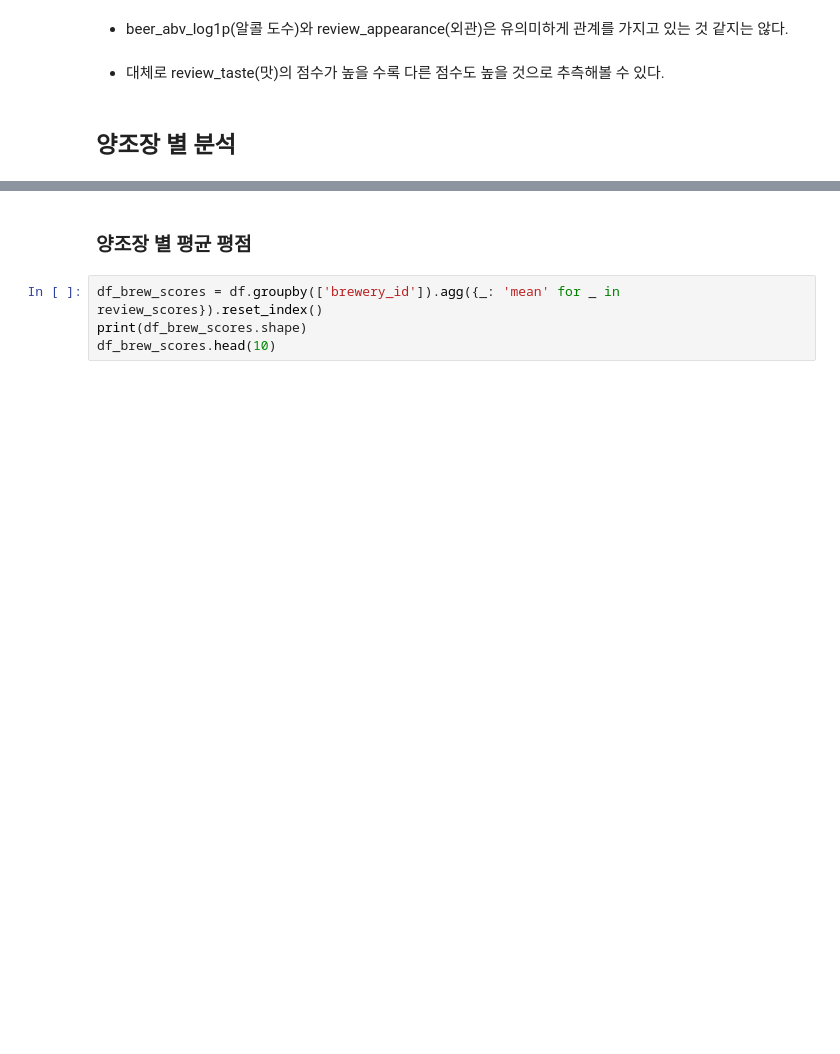
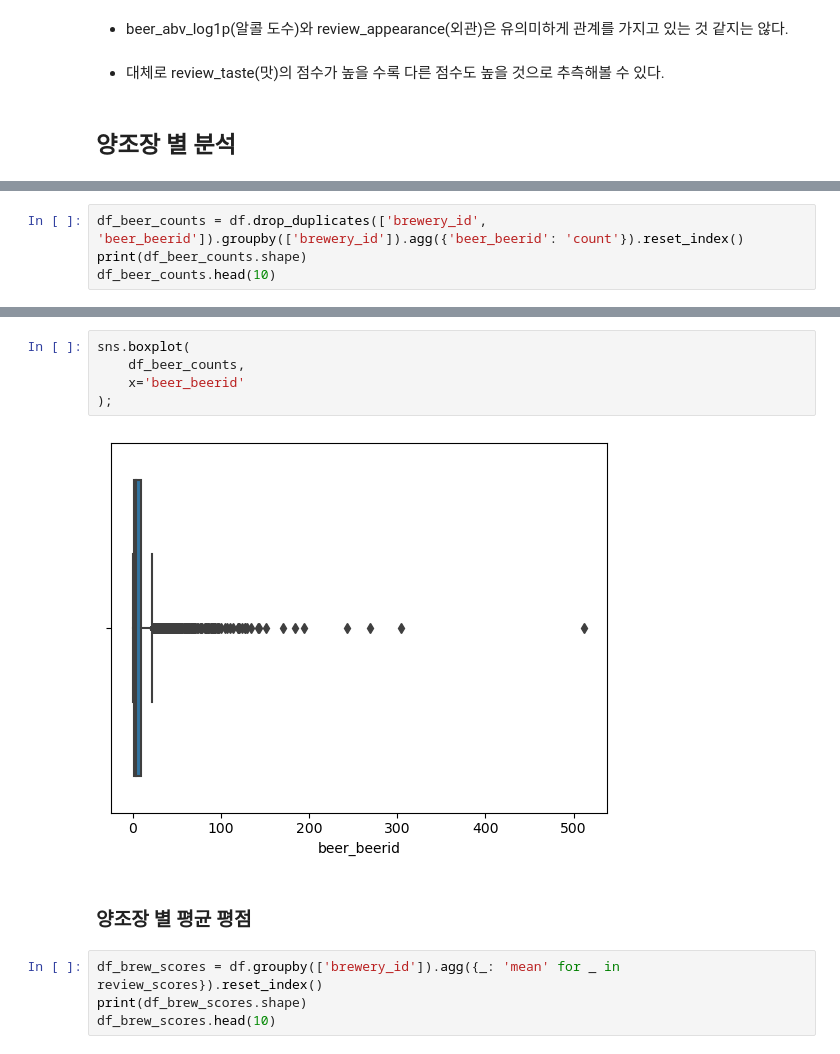
Before and after one commit to MoonsRainbow/DataAnalysis, a Jupyter notebook: BeerReview/BeerReview.ipynb, the cells around one changed output, grey strips where cells are left out. Cells and saved outputs as stored; diff of their text form; blank space fills up the shorter version.

```diff
--- a/BeerReview/BeerReview.ipynb
+++ b/BeerReview/BeerReview.ipynb
@@ -379,0 +400,4 @@ df[review_scores[:-1] + ['beer_abv', 'beer_abv_log1p']].corr()
+# %%
+df_beer_counts = df.drop_duplicates(['brewery_id', 'beer_beerid']).groupby(['brewery_id']).agg({'beer_beerid': 'count'}).reset_index()
+print(df_beer_counts.shape)
+df_beer_counts.head(10)
@@ -380,3 +445,10 @@ df[review_scores[:-1] + ['beer_abv', 'beer_abv_log1p']].corr()
+# %%
+sns.boxplot(
+    df_beer_counts,
+    x='beer_beerid'
+);
+# %% [output]
+[figure, added]
 # %% [markdown]
 ### 양조장 별 평균 평점
 # %%
```
Also changed, not shown: parts of 29 cells of this notebook.
